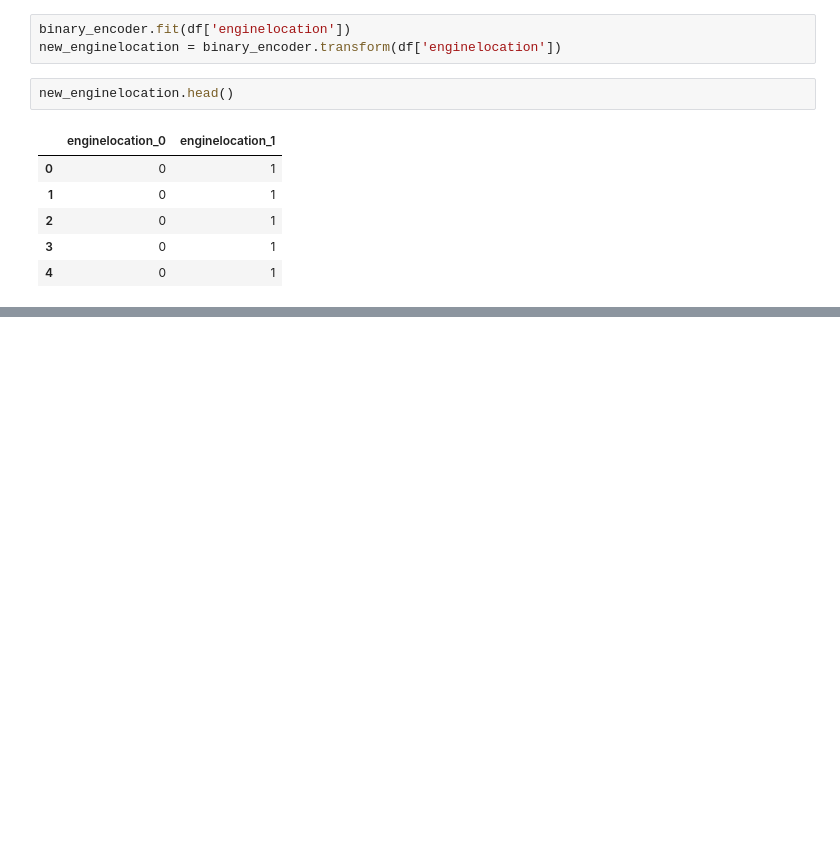
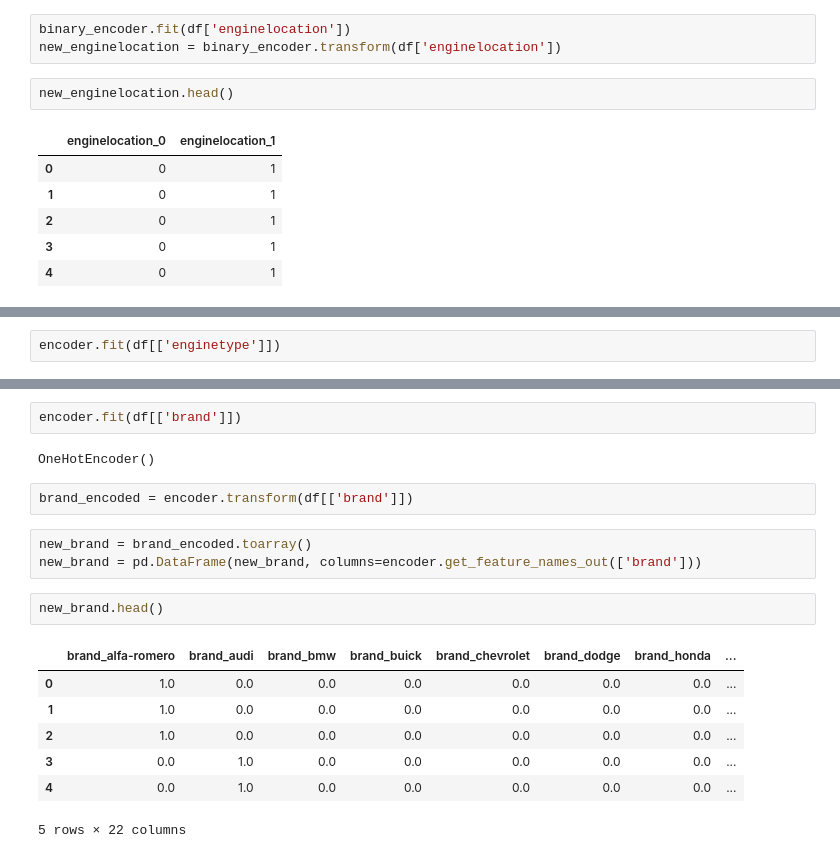
Before and after one commit to Emmanuel-Begati/Machine-Learning-and-AI, a Jupyter notebook: Car_Price_Prediction.ipynb, the cells around one changed output, grey strips where cells are left out. Drawn from its saved outputs; the diff is of its cells as text; blank space fills up the shorter version.

```diff
--- a/Car_Price_Prediction.ipynb
+++ b/Car_Price_Prediction.ipynb
@@ -512,0 +559,2 @@ cylindernumber_encoded.head()
+# %%
+encoder.fit(df[['enginetype']])
@@ -512,0 +599,19 @@ cylindernumber_encoded.head()
+# %%
+encoder.fit(df[['brand']])
+# %% [output]
+OneHotEncoder()
+# %%
+brand_encoded = encoder.transform(df[['brand']])
+# %%
+new_brand = brand_encoded.toarray()
+new_brand = pd.DataFrame(new_brand, columns=encoder.get_feature_names_out(['brand']))
+# %%
+new_brand.head()
+# %% [output]
+|  | brand_alfa-romero | brand_audi | brand_bmw | brand_buick | brand_chevrolet | brand_dodge | brand_honda | ... |
+| 0 | 1.0 | 0.0 | 0.0 | 0.0 | 0.0 | 0.0 | 0.0 | ... |
+| 1 | 1.0 | 0.0 | 0.0 | 0.0 | 0.0 | 0.0 | 0.0 | ... |
+| 2 | 1.0 | 0.0 | 0.0 | 0.0 | 0.0 | 0.0 | 0.0 | ... |
+| 3 | 0.0 | 1.0 | 0.0 | 0.0 | 0.0 | 0.0 | 0.0 | ... |
+| 4 | 0.0 | 1.0 | 0.0 | 0.0 | 0.0 | 0.0 | 0.0 | ... |
+5 rows × 22 columns
```
Also changed, not shown: parts of 35 cells of this notebook.
